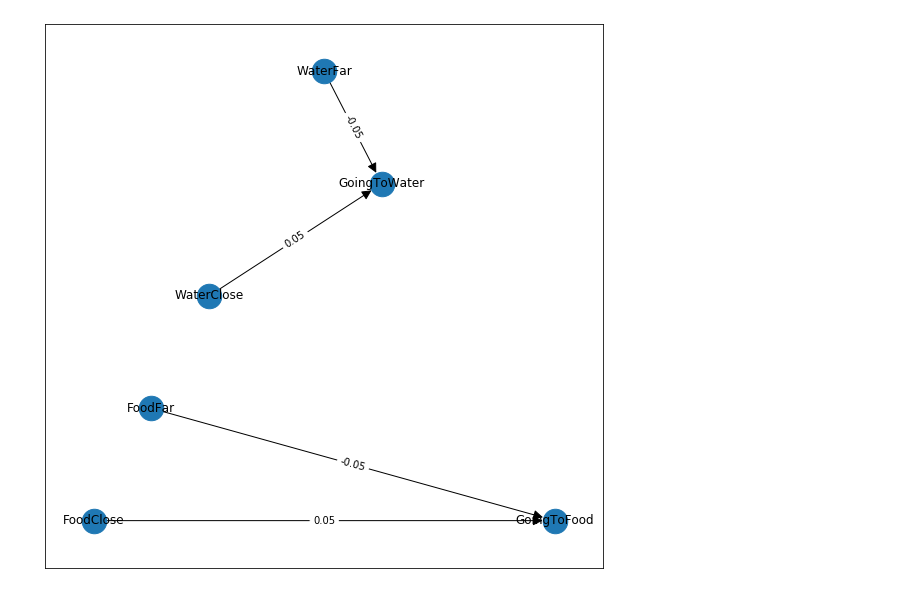
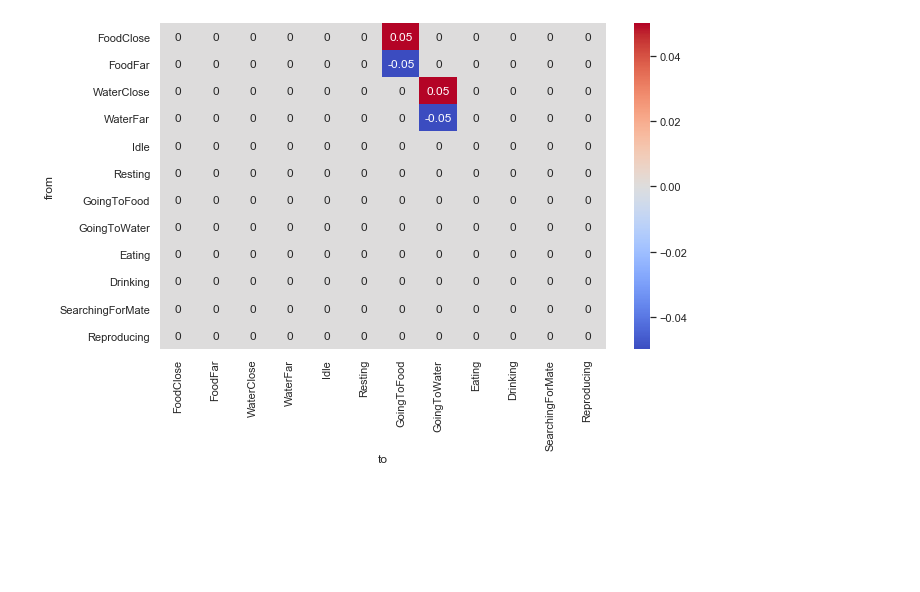
Before and after one commit to RobertZetterlund/ecosystem, a Jupyter notebook: Python Scripts and Logs/FCMVisualised.ipynb, the cells around one changed output. Drawn from its saved outputs; the diff is of its cells as text; code cells hidden in the pictures; blank space fills up the shorter version.

```diff
--- a/Python Scripts and Logs/FCMVisualised.ipynb
+++ b/Python Scripts and Logs/FCMVisualised.ipynb
@@ -1,24 +1,26 @@
-# %%
-import networkx as nx
-import matplotlib.pyplot as plt
-import json
-
-G = nx.DiGraph(directed=True)
-
-with open('./SavedFCM.json', 'r') as f:
-    fcm = json.load(f)
-
-for entry in fcm['weights']:
-    G.add_weighted_edges_from([(entry['from'], entry['to'], entry['weight'])])
-
-plt.figure(figsize=(10,10))
-
-edge_labels=dict([((u,v,),d['weight'])
-                 for u,v,d in G.edges(data=True)])
-
-pos=nx.planar_layout(G)
-nx.draw_networkx(G, pos, arrows=True, arrowsize=20, with_labels=True, node_size=600, font_color='black')
-nx.draw_networkx_edge_labels(G, pos, edge_labels=edge_labels, font_size=10)
-plt.show()
-# %% [output]
-[figure, removed]
+# %%
+import seaborn as sns
+import matplotlib.pyplot as plt
+import numpy as np
+import pandas as pd
+
+
+#read csv
+data = pd.read_csv('SavedFCM.txt')
+#Make it display the fields in the same way as they are listed in EntityField
+data['from'] = pd.Categorical(data['from'], data['from'].unique())
+data['to'] = pd.Categorical(data['to'], data['to'].unique())
+
+fig, ax = plt.subplots(figsize=(10,6))
+
+data = data.pivot('from', 'to', 'weight')
+ax = sns.heatmap(data,center=0, annot=True, cmap="coolwarm")#,vmin=-1, vmax=1)
+
+# fix for mpl bug that cuts off top/bottom of seaborn viz
+b, t = plt.ylim() # discover the values for bottom and top
+b += 0.5 # Add 0.5 to the bottom
+t -= 0.5 # Subtract 0.5 from the top
+plt.ylim(b, t) # update the ylim(bottom, top) values
+plt.show() # ta-da!
+# %% [output]
+[figure, added]
```
Also changed, not shown: 5 other files.
